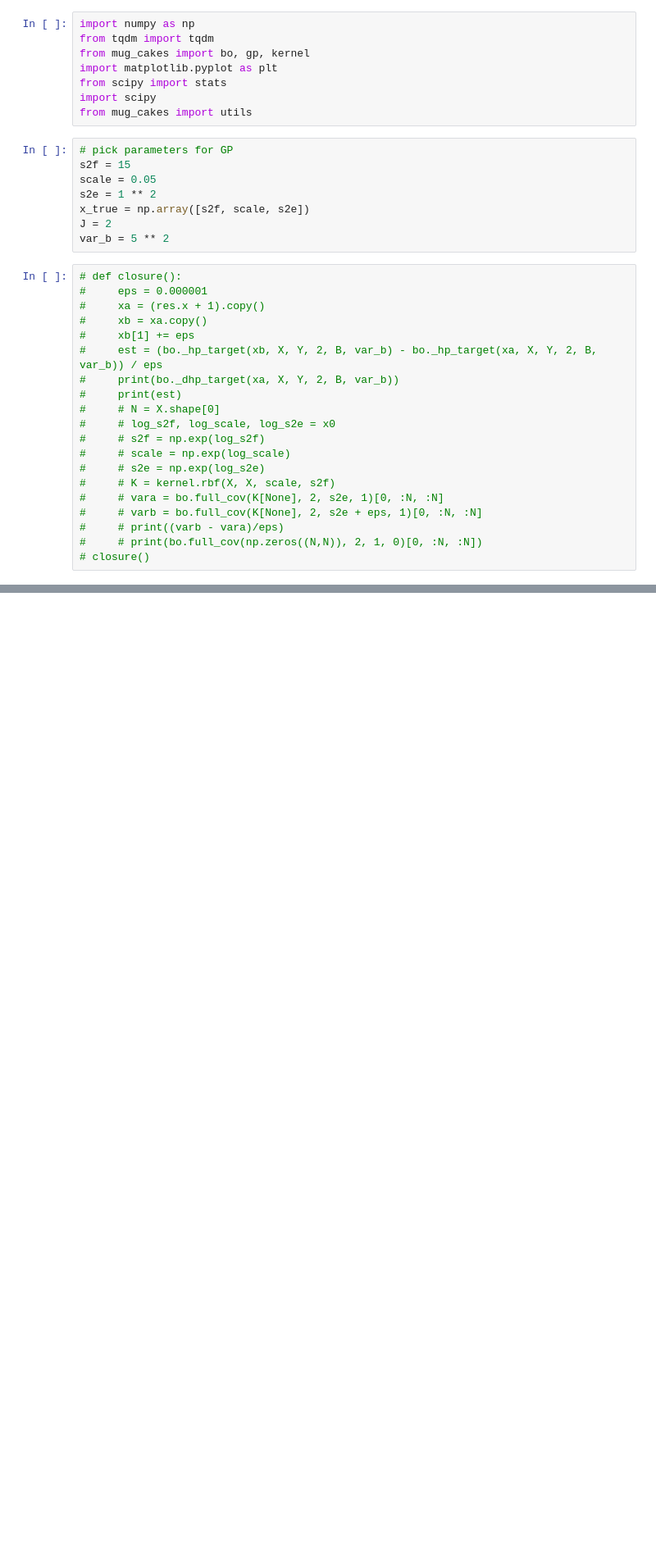
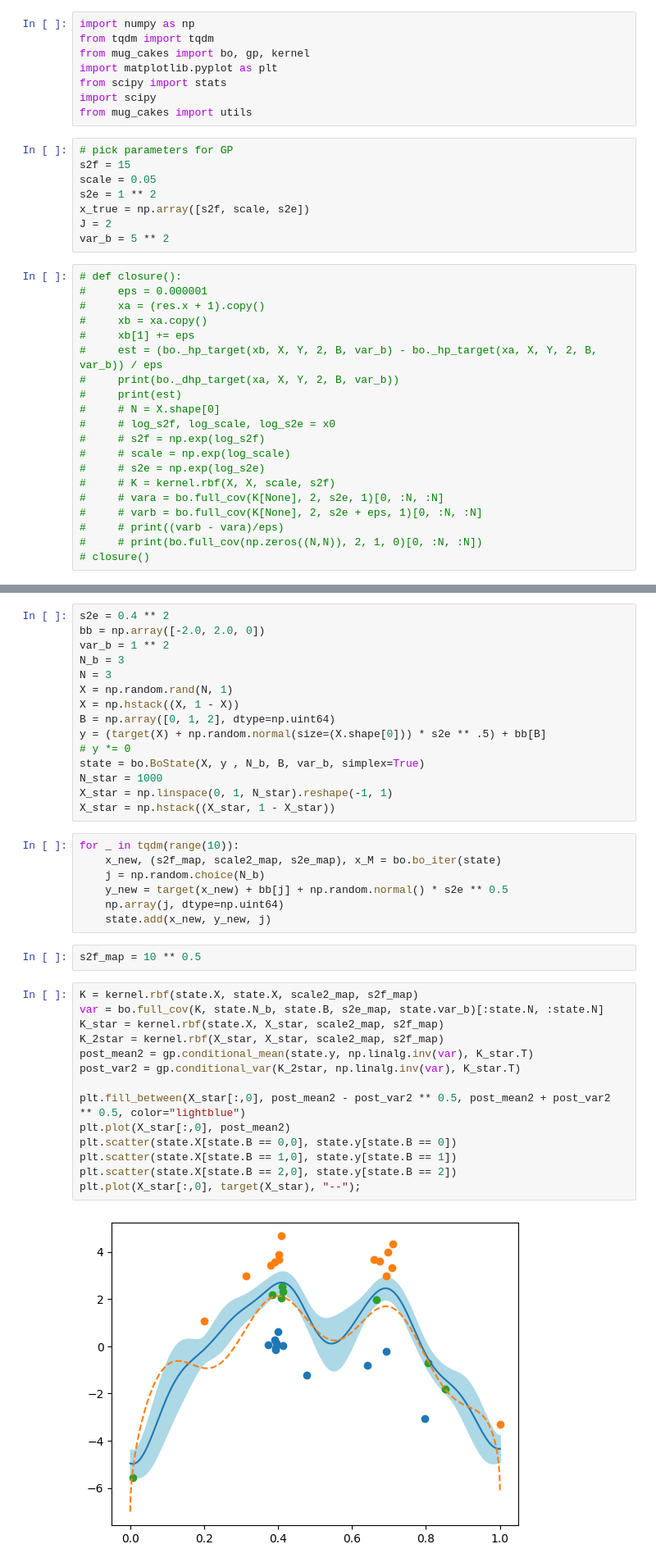
Before and after one commit to Stevenjin8/mug-cakes, a Jupyter notebook: notebooks/test-gp.ipynb, the cells around one changed output, grey strips where cells are left out. Shown at 82% size. Saved outputs shown, nothing was run; the diff lists cells and outputs as text; blank space fills up the shorter version.

Commit message:
simplex stuff

```diff
--- a/notebooks/test-gp.ipynb
+++ b/notebooks/test-gp.ipynb
@@ -173,0 +186,40 @@ r_fast(x)
+# %%
+s2e = 0.4 ** 2
+bb = np.array([-2.0, 2.0, 0])
+var_b = 1 ** 2
+N_b = 3
+N = 3
+X = np.random.rand(N, 1)
+X = np.hstack((X, 1 - X))
+B = np.array([0, 1, 2], dtype=np.uint64)
+y = (target(X) + np.random.normal(size=(X.shape[0])) * s2e ** .5) + bb[B]
+# y *= 0
+state = bo.BoState(X, y , N_b, B, var_b, simplex=True)
+N_star = 1000
+X_star = np.linspace(0, 1, N_star).reshape(-1, 1)
+X_star = np.hstack((X_star, 1 - X_star))
+# %%
+for _ in tqdm(range(10)):
+    x_new, (s2f_map, scale2_map, s2e_map), x_M = bo.bo_iter(state)
+    j = np.random.choice(N_b)
+    y_new = target(x_new) + bb[j] + np.random.normal() * s2e ** 0.5
+    np.array(j, dtype=np.uint64)
+    state.add(x_new, y_new, j)
+# %%
+s2f_map = 10 ** 0.5
+# %%
+K = kernel.rbf(state.X, state.X, scale2_map, s2f_map)
+var = bo.full_cov(K, state.N_b, state.B, s2e_map, state.var_b)[:state.N, :state.N]
+K_star = kernel.rbf(state.X, X_star, scale2_map, s2f_map)
+K_2star = kernel.rbf(X_star, X_star, scale2_map, s2f_map)
+post_mean2 = gp.conditional_mean(state.y, np.linalg.inv(var), K_star.T)
+post_var2 = gp.conditional_var(K_2star, np.linalg.inv(var), K_star.T)
+
+plt.fill_between(X_star[:,0], post_mean2 - post_var2 ** 0.5, post_mean2 + post_var2 ** 0.5, color="lightblue")
+plt.plot(X_star[:,0], post_mean2)
+plt.scatter(state.X[state.B == 0,0], state.y[state.B == 0])
+plt.scatter(state.X[state.B == 1,0], state.y[state.B == 1])
+plt.scatter(state.X[state.B == 2,0], state.y[state.B == 2])
+plt.plot(X_star[:,0], target(X_star), "--");
+# %% [output]
+[figure, added]
```
Also changed, not shown: parts of 21 cells of this notebook, 5 other files.
